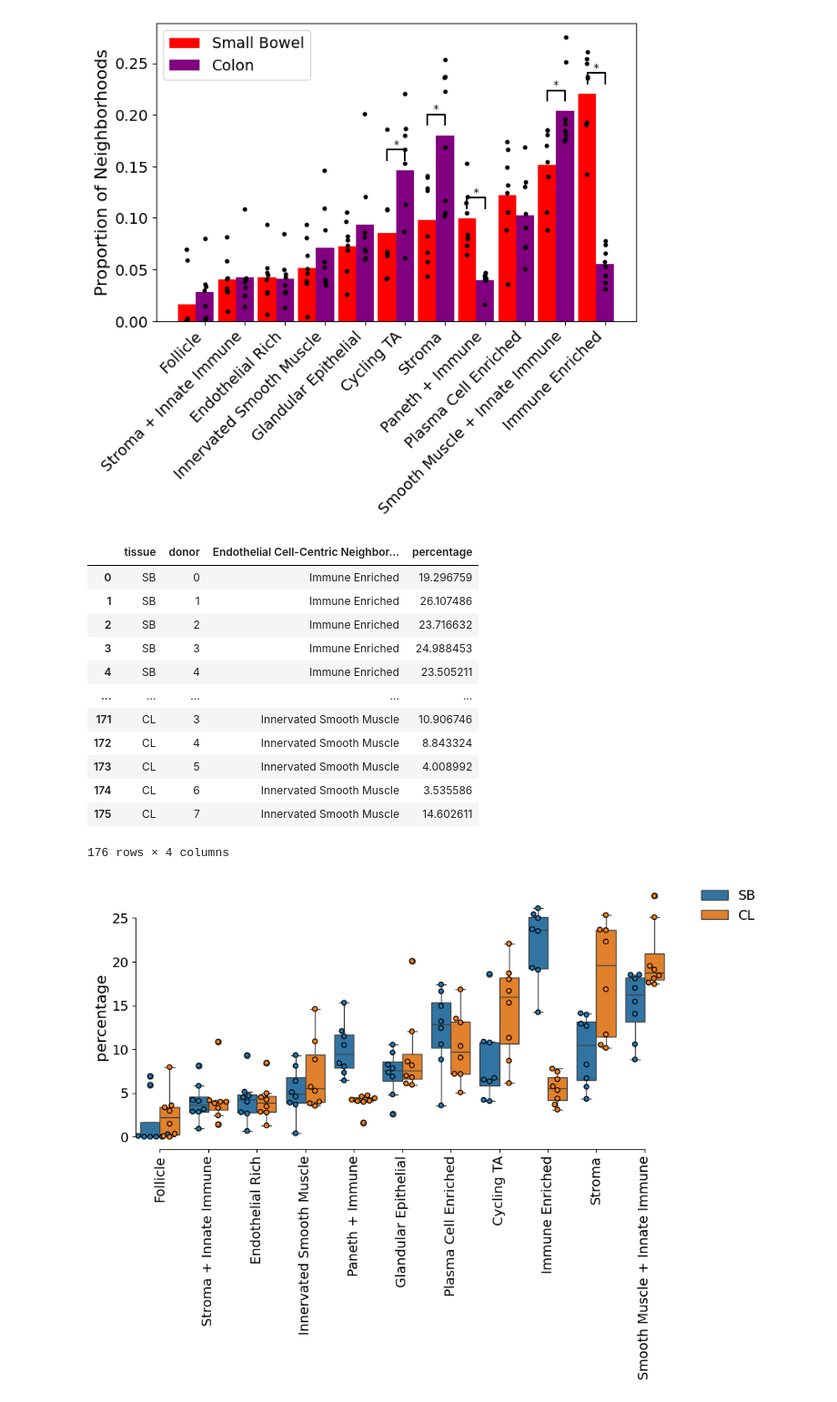
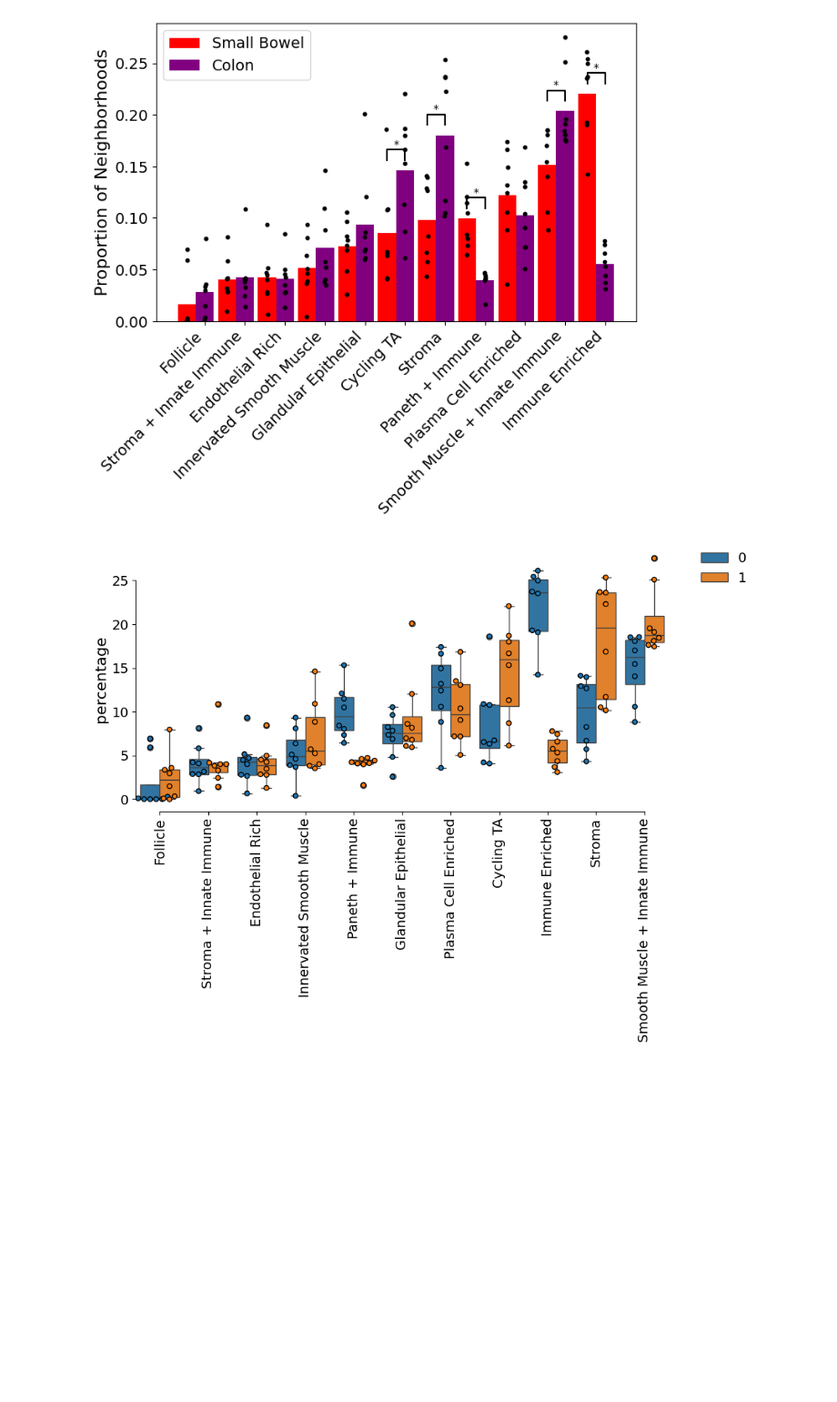
Before and after one commit to alejandro-soto-franco/Vasculature_neighborhoods, a Jupyter notebook: 20250123_Metadata_Endothelial_Neighborhoods_RC.ipynb, the cells around one changed output. Shown at 91% size. Cells and saved outputs as stored; diff of their text form; code cells hidden in the pictures; blank space fills up the shorter version.

```diff
--- a/20250123_Metadata_Endothelial_Neighborhoods_RC.ipynb
+++ b/20250123_Metadata_Endothelial_Neighborhoods_RC.ipynb
@@ -521,7 +535,7 @@ for i, col in enumerate(hypertension_avgs.index):
                no_hypertension[col], s=10, color='black')
 
     # independent t-test
-    t_stat, p_value = stats.ttest_ind(hypertension[col], no_hypertension[col])
+    t_stat, p_value = ttest_ind(hypertension[col], no_hypertension[col])
     hypertension_ttests[col] = {'t':t_stat, 'p':p_value}
     if p_value < alpha:
         add_significance_star(i, max(hypertension_avgs[col], no_hypertension_avgs[col]))
@@ -539,5 +553,5 @@ plt.close()
 data = condensed.join(metadata['History of hypertension'], on='donor')[['donor', ecn_col, 'History of hypertension']]
 donor_map = {d: i for i, d in enumerate(data['donor'].unique())}
 data['donor'] = data['donor'].map(donor_map)
-swarm_box(data=data, grouping='History of hypertension', replicate='donor', sub_col=ecn_col, sub_list=data[ecn_col].unique(), per_cat=ecn_col, norm=False, save_name=f'{date}_hypertension_swarm', group_labels=['Hypertension', 'No Hypertension'])
+melt_per_plot = swarm_box(data=data, grouping='History of hypertension', replicate='donor', sub_col=ecn_col, sub_list=data[ecn_col].unique(), per_cat=ecn_col, norm=False, save_name=f'{date}_hypertension_swarm', h_order=[True, False])
 # %% [output]
@@ -557,0 +559,9 @@ swarm_box(data=data, grouping='History of hypertension', replicate='donor', sub_
+# %%
+zoom = melt_per_plot[melt_per_plot[ecn_col]=='Immune Enriched']
+h_order = [True, False]
+plot_order = ['Immune Enriched']
+per_cat=ecn_col
+grouping='History of hypertension'
+
+t_stat, p_value = ttest_ind(zoom[zoom['History of hypertension']]['percentage'], zoom[~zoom['History of hypertension']]['percentage'])
+print(t_stat, p_value)
@@ -596,7 +625,7 @@ for i, col in enumerate(sb_avgs.index):
                cl_area_pcts[col], s=10, color='black')
 
     # paired t-test
-    t_stat, p_value = stats.ttest_rel(sb_area_pcts[col], cl_area_pcts[col])
+    t_stat, p_value = ttest_rel(sb_area_pcts[col], cl_area_pcts[col])
     sb_cl_ttests[col] = {'t':t_stat, 'p':p_value}
     if p_value < alpha:
         add_significance_star(i, max(sb_avgs[col], cl_avgs[col]))
@@ -613,22 +642,9 @@ plt.close()
 # %%
 data = pd.concat([sb_data, cl_data])[['donor', ecn_col, 'tissue']]
 donor_map = {d: i for i, d in enumerate(data['donor'].unique())}
 data['donor'] = data['donor'].map(donor_map)
 tissue_map = {t:i for i, t in enumerate(data['tissue'].unique())}
 data['tissue'] = data['tissue'].map(tissue_map)
-swarm_box(data=data, grouping='tissue', replicate='donor', sub_col=ecn_col, sub_list=data[ecn_col].unique(), per_cat=ecn_col, norm=False, save_name=f'{date}_sb_cl_swarm', group_labels=tissue_map.keys())
+res = swarm_box(data=data, grouping='tissue', replicate='donor', sub_col=ecn_col, sub_list=data[ecn_col].unique(), per_cat=ecn_col, norm=False, save_name=f'{date}_sb_cl_swarm', group_labels=tissue_map.keys())
 # %% [output]
-|  | tissue | donor | Endothelial Cell-Centric Neighbor... | percentage |
-| 0 | SB | 0 | Immune Enriched | 19.296759 |
-| 1 | SB | 1 | Immune Enriched | 26.107486 |
-| 2 | SB | 2 | Immune Enriched | 23.716632 |
-| 3 | SB | 3 | Immune Enriched | 24.988453 |
-| 4 | SB | 4 | Immune Enriched | 23.505211 |
-| ... | ... | ... | ... | ... |
-| 171 | CL | 3 | Innervated Smooth Muscle | 10.906746 |
-| 172 | CL | 4 | Innervated Smooth Muscle | 8.843324 |
-| 173 | CL | 5 | Innervated Smooth Muscle | 4.008992 |
-| 174 | CL | 6 | Innervated Smooth Muscle | 3.535586 |
-| 175 | CL | 7 | Innervated Smooth Muscle | 14.602611 |
-176 rows × 4 columns
-[figure, old version]
+[figure, new version]
```
Also changed, not shown: parts of 16 cells of this notebook, 1 other file.
